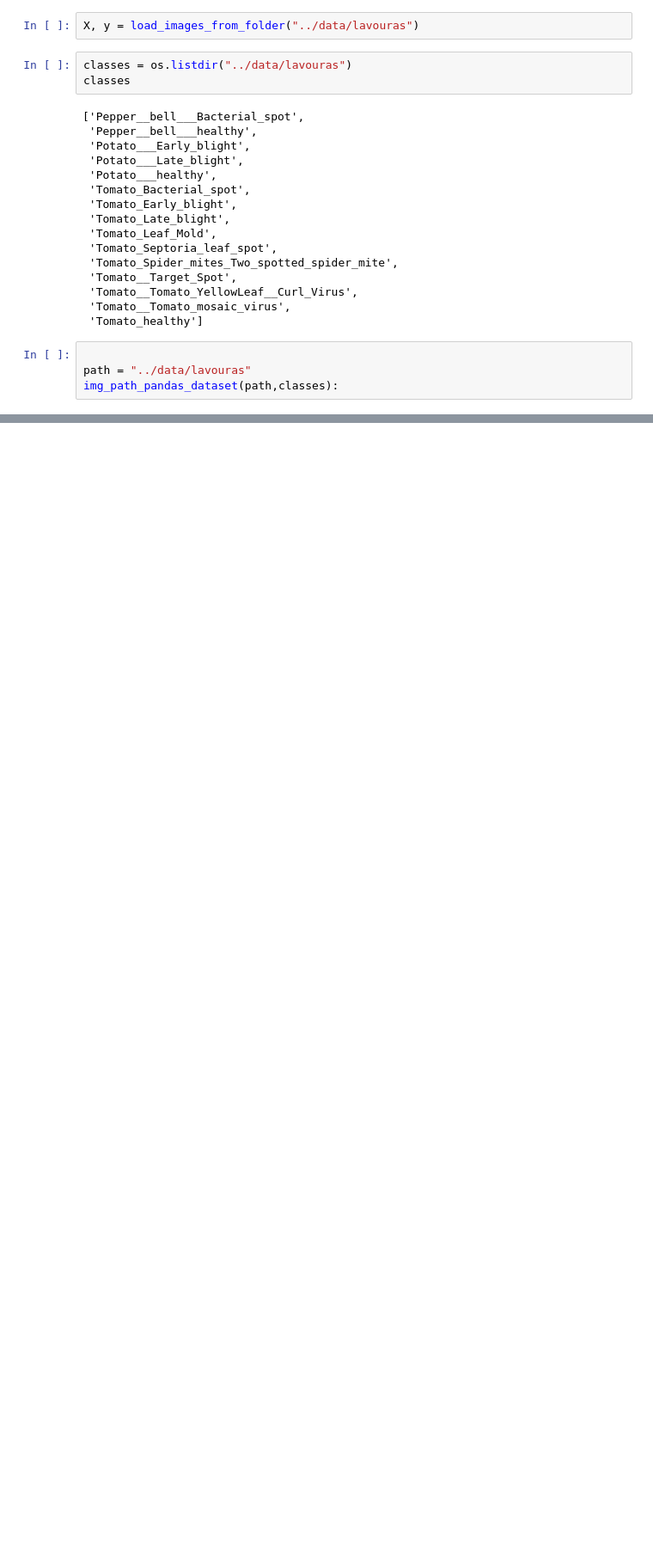
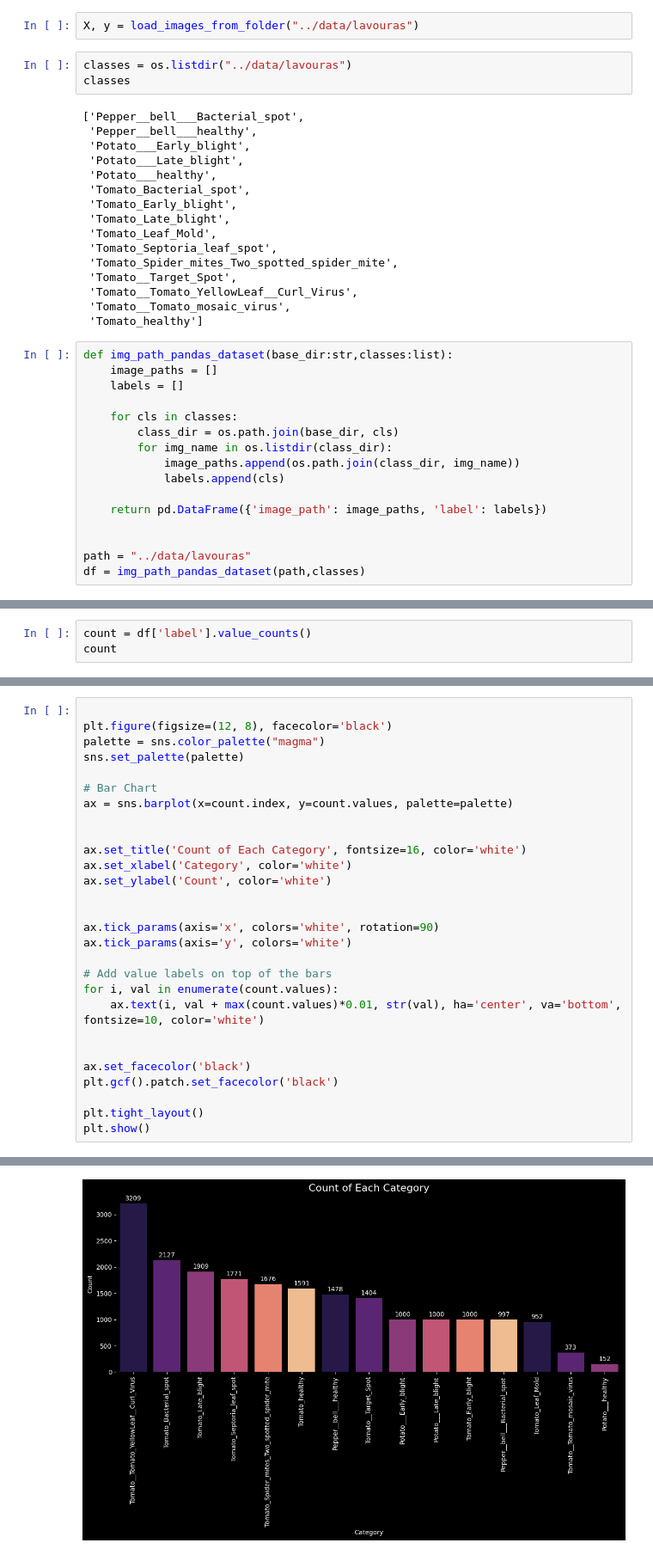
Before and after one commit to SergioPedroso/Lavoura_ml_vision, a Jupyter notebook: notebooks/EDA.ipynb, the cells around one changed output, grey strips where cells are left out. Shown: that part at 86% size. Drawn from its saved outputs; the diff is of its cells as text; blank space fills up the shorter version.

```diff
--- a/notebooks/EDA.ipynb
+++ b/notebooks/EDA.ipynb
@@ -27,6 +28,18 @@ classes
  'Tomato__Tomato_mosaic_virus',
  'Tomato_healthy']
 # %%
+def img_path_pandas_dataset(base_dir:str,classes:list):
+    image_paths = []
+    labels = []
+
+    for cls in classes:
+        class_dir = os.path.join(base_dir, cls)
+        for img_name in os.listdir(class_dir):
+            image_paths.append(os.path.join(class_dir, img_name))
+            labels.append(cls)
+
+    return pd.DataFrame({'image_path': image_paths, 'label': labels})
+
 
 path = "../data/lavouras"
-img_path_pandas_dataset(path,classes):
+df = img_path_pandas_dataset(path,classes)
@@ -32,0 +62,3 @@ img_path_pandas_dataset(path,classes):
+# %%
+count = df['label'].value_counts()
+count
@@ -32,0 +83,29 @@ img_path_pandas_dataset(path,classes):
+# %%
+
+plt.figure(figsize=(12, 8), facecolor='black')
+palette = sns.color_palette("magma")
+sns.set_palette(palette)
+
+# Bar Chart
+ax = sns.barplot(x=count.index, y=count.values, palette=palette)
+
+
+ax.set_title('Count of Each Category', fontsize=16, color='white')
+ax.set_xlabel('Category', color='white')
+ax.set_ylabel('Count', color='white')
+
+
+ax.tick_params(axis='x', colors='white', rotation=90)
+ax.tick_params(axis='y', colors='white')
+
+# Add value labels on top of the bars
+for i, val in enumerate(count.values):
+    ax.text(i, val + max(count.values)*0.01, str(val), ha='center', va='bottom', fontsize=10, color='white')
+
+
+ax.set_facecolor('black')
+plt.gcf().patch.set_facecolor('black')
+
+plt.tight_layout()
+plt.show()
+# %% [output]
@@ -32,0 +117 @@ img_path_pandas_dataset(path,classes):
+[figure, added]
```
Also changed, not shown: parts of 4 cells of this notebook.
